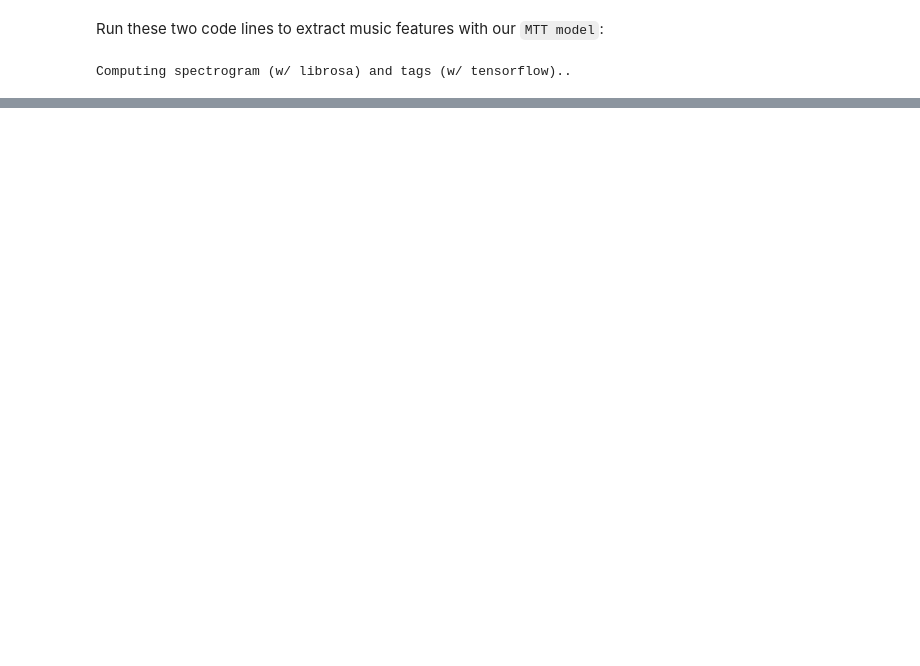
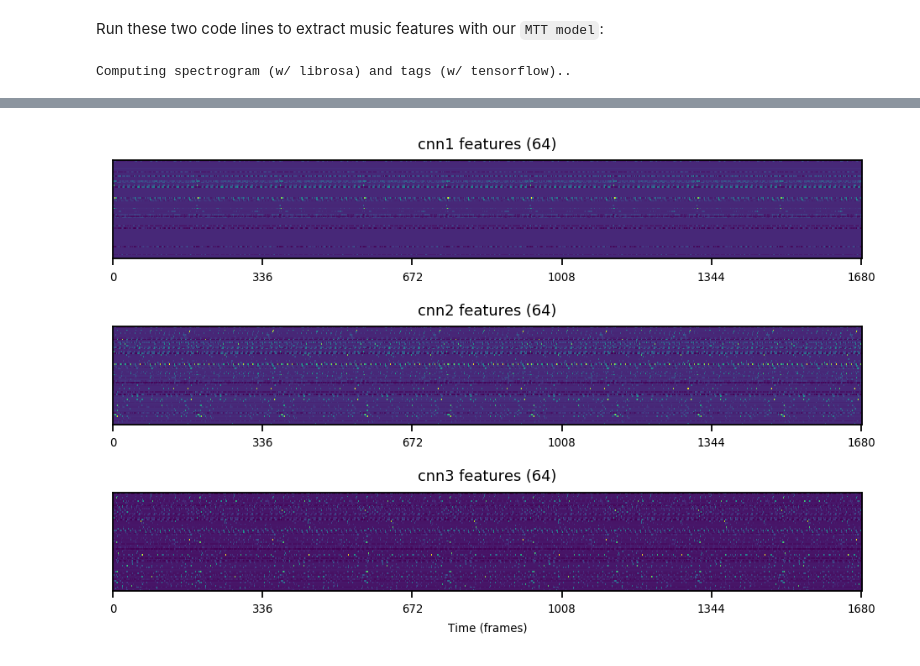
Before and after one commit to jordipons/musicnn, a Jupyter notebook: advanced example.ipynb, the cells around one changed output, grey strips where cells are left out. Saved outputs shown, nothing was run; the diff lists cells and outputs as text; code cells hidden in the pictures; blank space fills up the shorter version.

```diff
--- a/advanced example.ipynb
+++ b/advanced example.ipynb
@@ -81,0 +91,25 @@ front_end_output.shape
+# %%
+plt.rcParams['figure.dpi'] = 160 # make it big: to properlly visualize the figure
+gs = gridspec.GridSpec(3, 1) # create a figure having 1 rows and 3 cols.
+
+depict_features(features=features['cnn1'],
+                coordinates=gs[0, 0],
+                title='cnn1 features',
+                aspect='auto',
+                xlabel=False)
+
+depict_features(features=features['cnn2'],
+                coordinates=gs[1, 0],
+                title='cnn2 features',
+                aspect='auto',
+                xlabel=False)
+
+depict_features(features=features['cnn3'],
+                coordinates=gs[2, 0],
+                title='cnn3 features',
+                aspect='auto')
+
+plt.tight_layout()
+plt.show()
+# %% [output]
+[figure, added]
```
Also changed, not shown: parts of 19 cells of this notebook, 4 other files.
